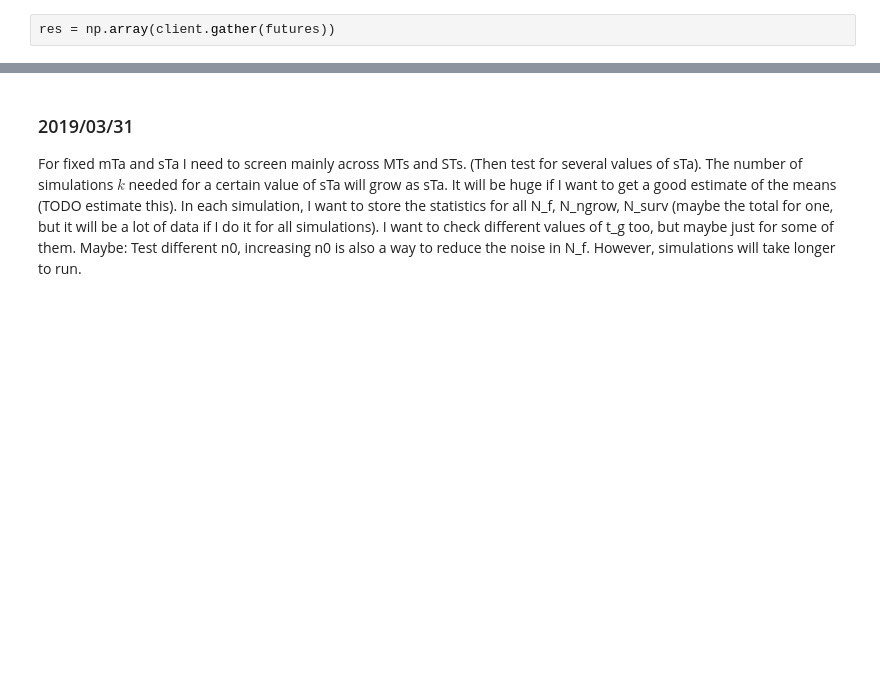
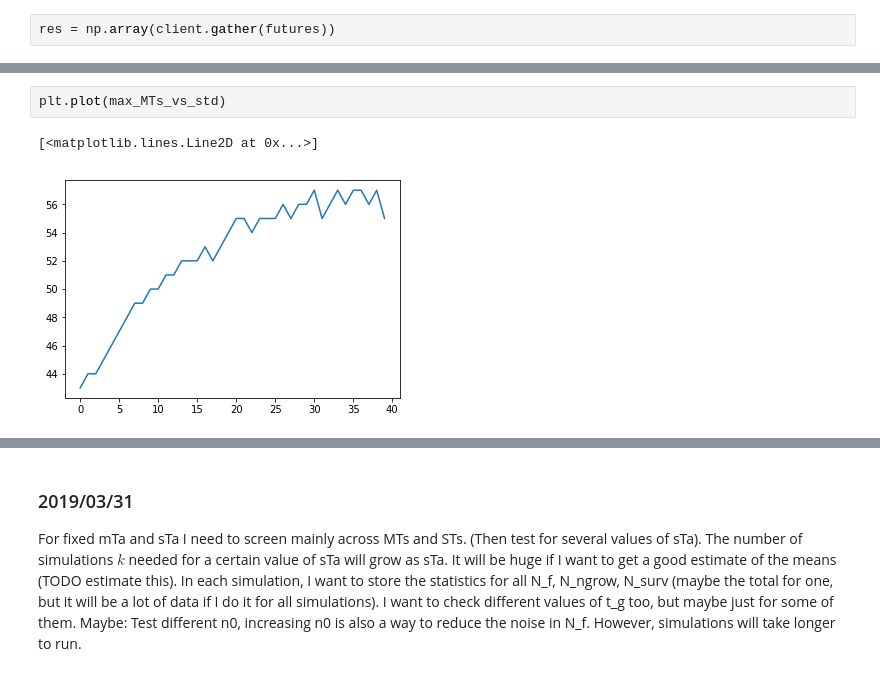
Before and after one commit to gutiloluis/pqe1, a Jupyter notebook: 190320_Parallelization!.ipynb, the cells around one changed output, grey strips where cells are left out. Drawn from its saved outputs; the diff is of its cells as text; blank space fills up the shorter version.

```diff
--- a/190320_Parallelization!.ipynb
+++ b/190320_Parallelization!.ipynb
@@ -255,0 +297,5 @@ Text(0.5,1,'$t_a=$3')
+# %%
+plt.plot(max_MTs_vs_std)
+# %% [output]
+[<matplotlib.lines.Line2D at 0x...>]
+[figure, added]
```
Also changed, not shown: parts of 12 cells of this notebook.
